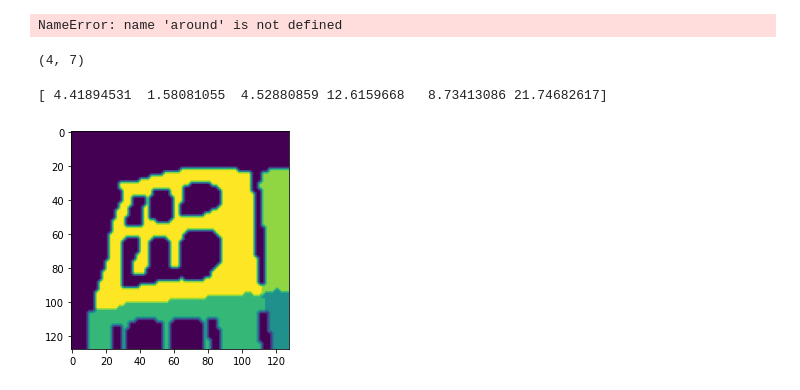
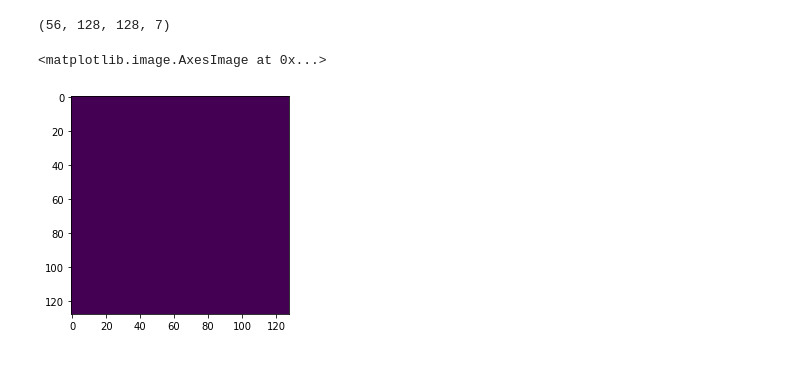
Before and after one commit to josephsv96/Gaussian_2D, a Jupyter notebook: testing.ipynb, the cells around one changed output. Saved outputs shown, nothing was run; the diff lists cells and outputs as text; code cells hidden in the pictures.

```diff
--- a/testing.ipynb
+++ b/testing.ipynb
@@ -22,2 +22,2 @@ Annotation array: (4, 128, 128)
 # %%
-gaussians_ann = SegmentaionMap(ann_arr)
+segmap_arr = SegmentaionMap(ann_arr)
@@ -37,14 +24,9 @@ sample = gaussian_cat[0,:,:,3]
-# %%
-num = gaussians_ann.get_density()
-print(np.around(num[:,1:], 3)  *100)
-# %% [output]
-NameError: name 'around' is not defined
-# %%
-num.shape
-# %% [output]
-(4, 7)
-# %%
-gaussians_ann.imshow_prediciton()
-# %% [output]
-[ 4.41894531  1.58081055  4.52880859 12.6159668   8.73413086 21.74682617]
-[figure, removed]
+# %%
+# Testing arr_to_categorical()
+segmap_arr_cat = segmap_arr.arr_to_categorical()
+print(segmap_arr_cat.shape)
+plt.imshow(segmap_arr_cat[1,:,:,6])
+# %% [output]
+(56, 128, 128, 7)
+<matplotlib.image.AxesImage at 0x...>
+[figure, added]
```
Also changed, not shown: parts of 7 cells of this notebook, 1 other file.
